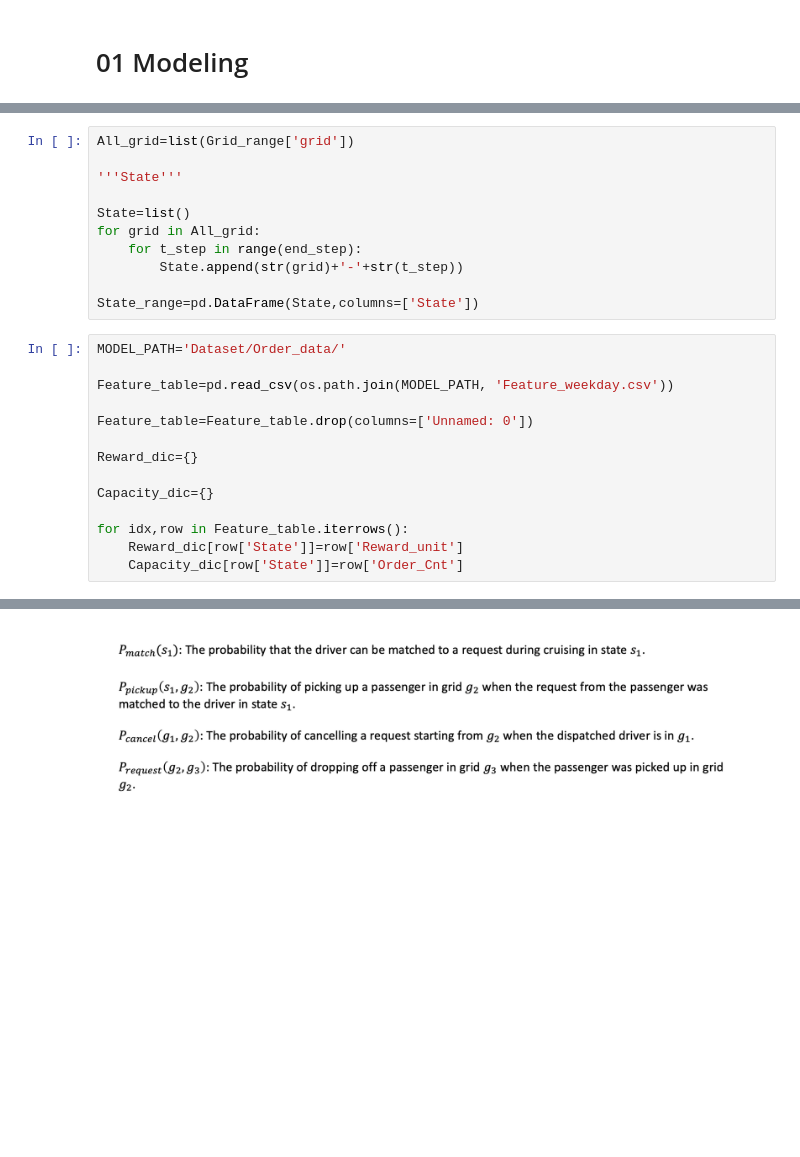
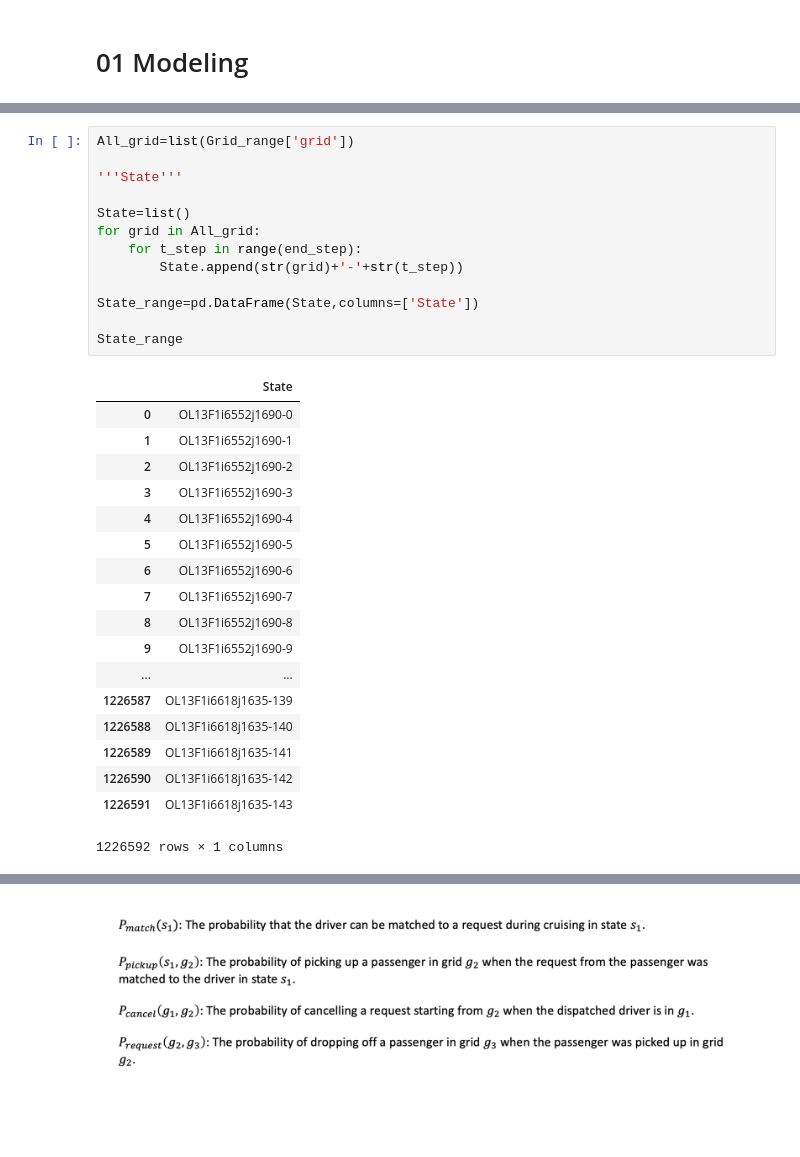
Before and after one commit to marco-yue/KDD_CUP2020, a Jupyter notebook: 08 MDP_Modeling.ipynb, the cells around one changed output, grey strips where cells are left out. Cells and saved outputs as stored; diff of their text form; blank space fills up the shorter version.

```diff
--- a/08 MDP_Modeling.ipynb
+++ b/08 MDP_Modeling.ipynb
@@ -283,28 +257,35 @@ plt.show()
 # %%
 All_grid=list(Grid_range['grid'])
 
 '''State'''
 
 State=list()
 for grid in All_grid:
     for t_step in range(end_step):
         State.append(str(grid)+'-'+str(t_step))
 
 State_range=pd.DataFrame(State,columns=['State'])
+
+State_range
+# %% [output]
+|  | State |
+| 0 | OL13F1i6552j1690-0 |
+| 1 | OL13F1i6552j1690-1 |
+| 2 | OL13F1i6552j1690-2 |
+| 3 | OL13F1i6552j1690-3 |
+| 4 | OL13F1i6552j1690-4 |
+| 5 | OL13F1i6552j1690-5 |
+| 6 | OL13F1i6552j1690-6 |
+| 7 | OL13F1i6552j1690-7 |
+| 8 | OL13F1i6552j1690-8 |
+| 9 | OL13F1i6552j1690-9 |
+| ... | ... |
+| 1226587 | OL13F1i6618j1635-139 |
+| 1226588 | OL13F1i6618j1635-140 |
+| 1226589 | OL13F1i6618j1635-141 |
+| 1226590 | OL13F1i6618j1635-142 |
+| 1226591 | OL13F1i6618j1635-143 |
+1226592 rows × 1 columns
-# %%
-MODEL_PATH='Dataset/Order_data/'
-
-Feature_table=pd.read_csv(os.path.join(MODEL_PATH, 'Feature_weekday.csv'))
-
-Feature_table=Feature_table.drop(columns=['Unnamed: 0'])
-
-Reward_dic={}
-
-Capacity_dic={}
-
-for idx,row in Feature_table.iterrows():
-    Reward_dic[row['State']]=row['Reward_unit']
-    Capacity_dic[row['State']]=row['Order_Cnt']
 # %%
 '''Action'''
 
```
Also changed, not shown: parts of 8 cells of this notebook.
